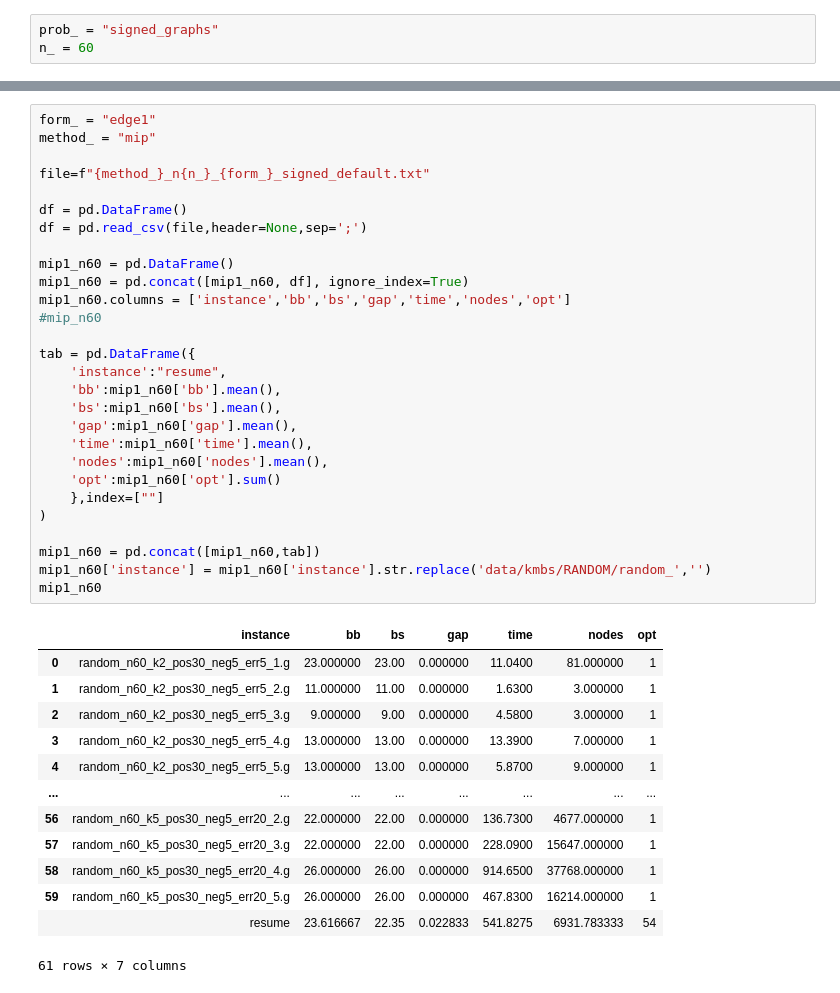
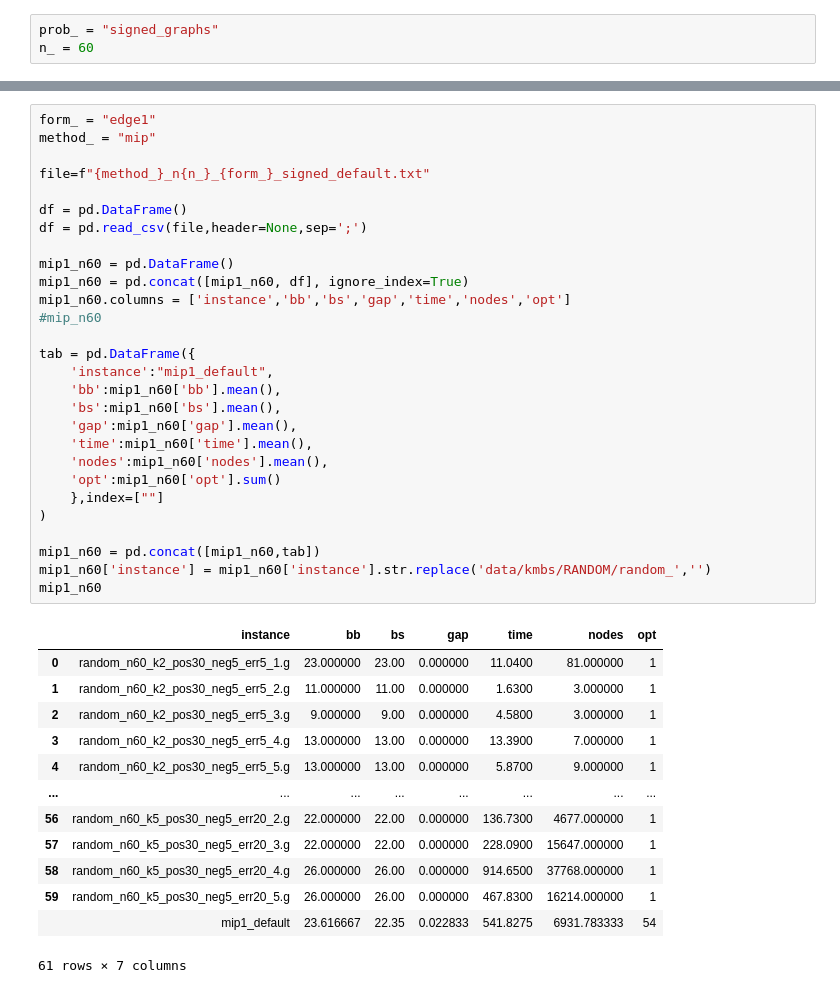
Before and after one commit to jesusossian/edge_signed_graph, a Jupyter notebook: result/n60_edge1_signed.ipynb, the cells around one changed output, grey strips where cells are left out. Saved outputs shown, nothing was run; the diff lists cells and outputs as text.

```diff
--- a/result/n60_edge1_signed.ipynb
+++ b/result/n60_edge1_signed.ipynb
@@ -56,35 +56,35 @@ df = pd.read_csv(file,header=None,sep=';')
 mip1_n60 = pd.DataFrame()
 mip1_n60 = pd.concat([mip1_n60, df], ignore_index=True)
 mip1_n60.columns = ['instance','bb','bs','gap','time','nodes','opt']
 #mip_n60
 
 tab = pd.DataFrame({
-    'instance':"resume",
+    'instance':"mip1_default",
     'bb':mip1_n60['bb'].mean(),
     'bs':mip1_n60['bs'].mean(),
     'gap':mip1_n60['gap'].mean(),
     'time':mip1_n60['time'].mean(),
     'nodes':mip1_n60['nodes'].mean(),
     'opt':mip1_n60['opt'].sum()
     },index=[""]
 )
 
 mip1_n60 = pd.concat([mip1_n60,tab])
 mip1_n60['instance'] = mip1_n60['instance'].str.replace('data/kmbs/RANDOM/random_','')
 mip1_n60
 # %% [output]
 |  | instance | bb | bs | gap | time | nodes | opt |
 | 0 | random_n60_k2_pos30_neg5_err5_1.g | 23.000000 | 23.00 | 0.000000 | 11.0400 | 81.000000 | 1 |
 | 1 | random_n60_k2_pos30_neg5_err5_2.g | 11.000000 | 11.00 | 0.000000 | 1.6300 | 3.000000 | 1 |
 | 2 | random_n60_k2_pos30_neg5_err5_3.g | 9.000000 | 9.00 | 0.000000 | 4.5800 | 3.000000 | 1 |
 | 3 | random_n60_k2_pos30_neg5_err5_4.g | 13.000000 | 13.00 | 0.000000 | 13.3900 | 7.000000 | 1 |
 | 4 | random_n60_k2_pos30_neg5_err5_5.g | 13.000000 | 13.00 | 0.000000 | 5.8700 | 9.000000 | 1 |
 | ... | ... | ... | ... | ... | ... | ... | ... |
 | 56 | random_n60_k5_pos30_neg5_err20_2.g | 22.000000 | 22.00 | 0.000000 | 136.7300 | 4677.000000 | 1 |
 | 57 | random_n60_k5_pos30_neg5_err20_3.g | 22.000000 | 22.00 | 0.000000 | 228.0900 | 15647.000000 | 1 |
 | 58 | random_n60_k5_pos30_neg5_err20_4.g | 26.000000 | 26.00 | 0.000000 | 914.6500 | 37768.000000 | 1 |
 | 59 | random_n60_k5_pos30_neg5_err20_5.g | 26.000000 | 26.00 | 0.000000 | 467.8300 | 16214.000000 | 1 |
-|  | resume | 23.616667 | 22.35 | 0.022833 | 541.8275 | 6931.783333 | 54 |
+|  | mip1_default | 23.616667 | 22.35 | 0.022833 | 541.8275 | 6931.783333 | 54 |
 61 rows × 7 columns
 # %%
 form_ = "edge1"
```
Also changed, not shown: parts of 7 cells of this notebook, 2 other files.
